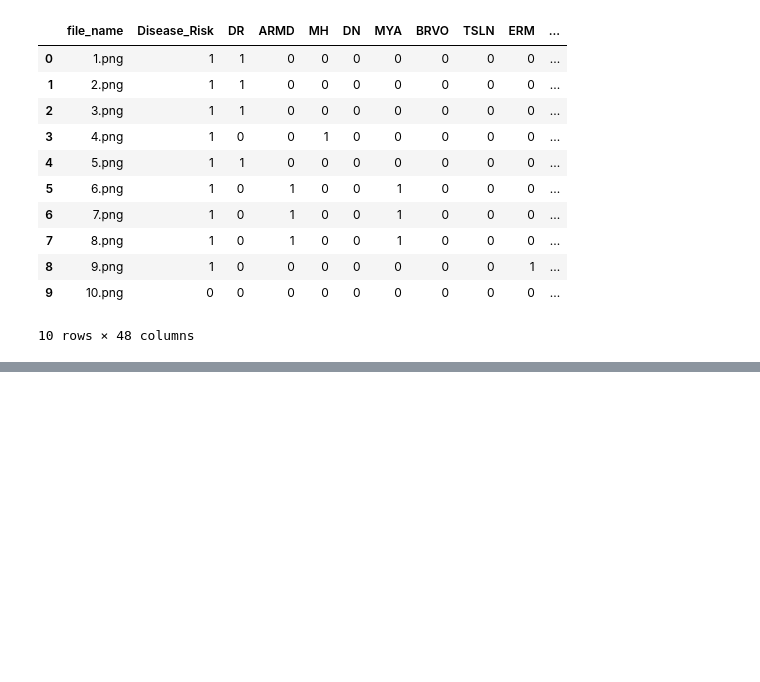
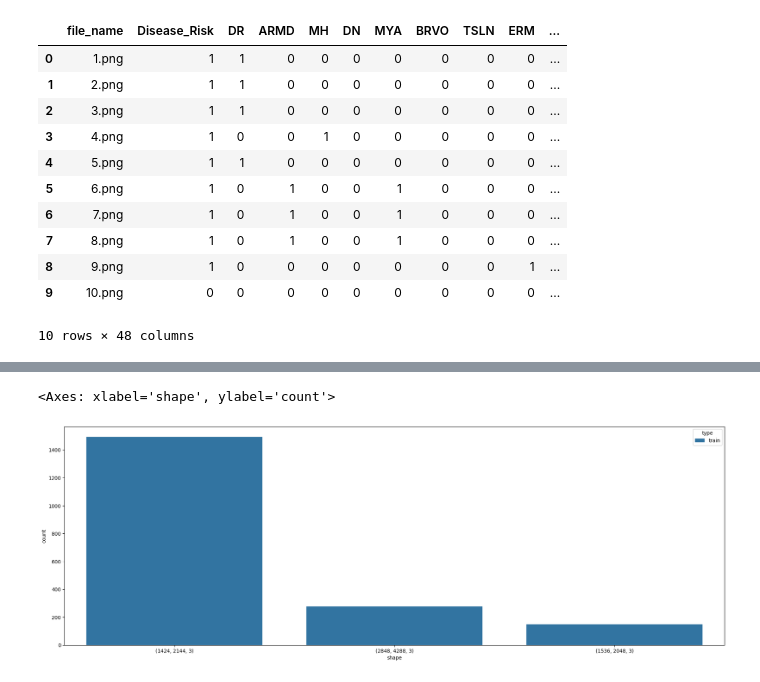
Before and after one commit to Blyzi/DataCamp, a Jupyter notebook: models/main.ipynb, the cells around one changed output, grey strips where cells are left out. Saved outputs shown, nothing was run; the diff lists cells and outputs as text; code cells hidden in the pictures; blank space fills up the shorter version.

```diff
--- a/models/main.ipynb
+++ b/models/main.ipynb
@@ -96,0 +93,16 @@ ODC
+# %%
+# Calculate the mean and std of the images
+
+def get_shape(file_name):
+    image = mpimg.imread(os.path.join('../datasets/training/', file_name))
+    return image.shape
+
+df_train['shape'] = df_train['file_name'].apply(get_shape)
+# %%
+# Plot the distribution of the shapes
+
+plt.figure(figsize=(24, 8))
+sns.countplot(x='shape', hue='type', data=df_train)
+# %% [output]
+<Axes: xlabel='shape', ylabel='count'>
+[figure, added]
```
Also changed, not shown: parts of 10 cells of this notebook, 1 other file.
